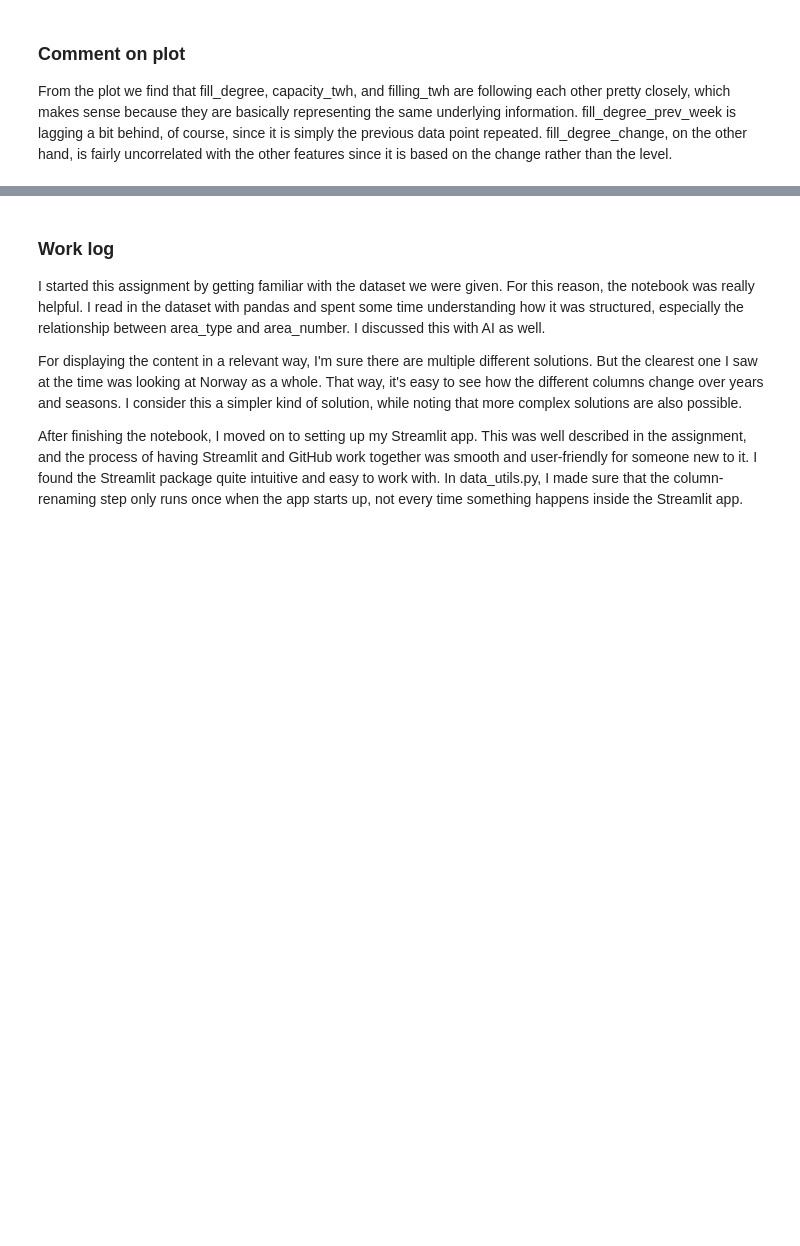
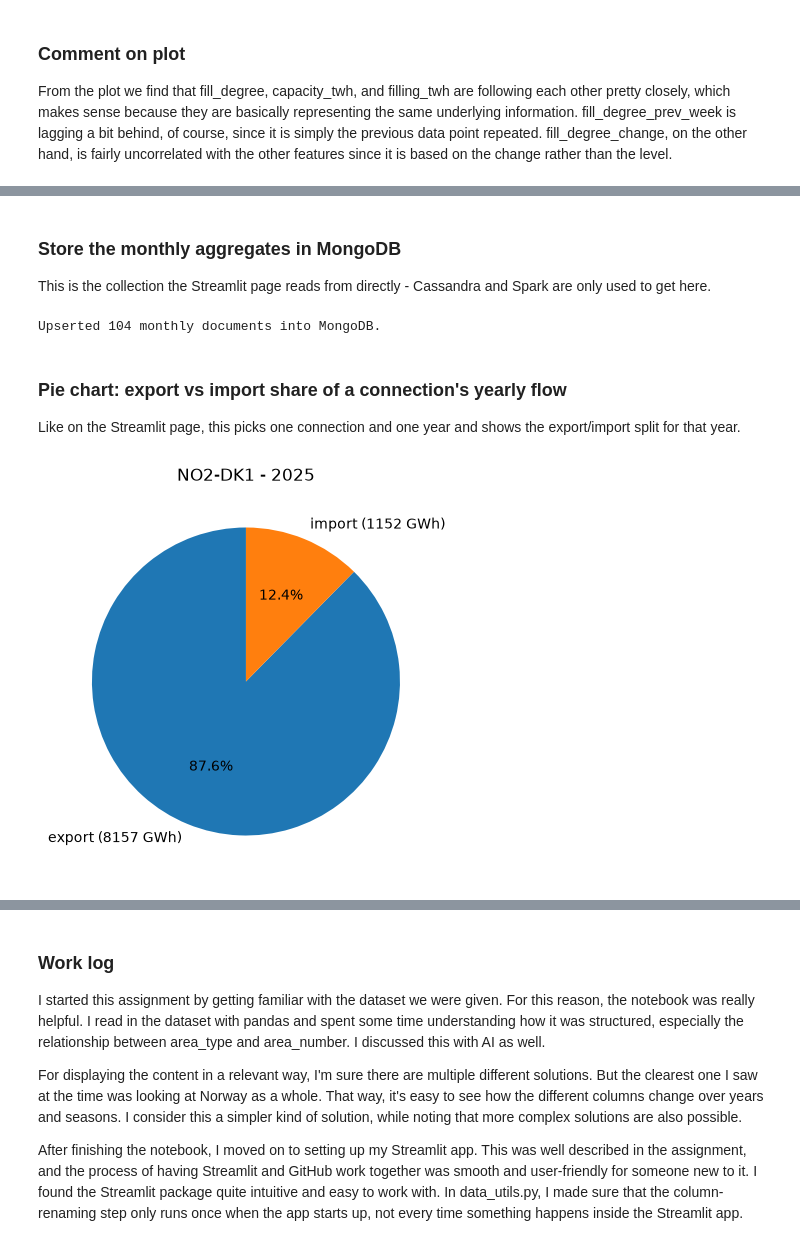
Before and after one commit to Erlinghm/Erlinghm-ind320, a Jupyter notebook: jupyter.ipynb, the cells around one changed output, grey strips where cells are left out. Saved outputs shown, nothing was run; the diff lists cells and outputs as text; code cells hidden in the pictures; blank space fills up the shorter version.

Commit message:
Add ENTSO-E cross-border pipeline and Streamlit page four

```diff
--- a/jupyter.ipynb
+++ b/jupyter.ipynb
@@ -190,0 +369,50 @@ the other features since it is based on the change rather than the level.
+# %% [markdown]
+### Store the monthly aggregates in MongoDB
+
+This is the collection the Streamlit page reads from directly - Cassandra and Spark are only used to get here.
+# %%
+uri = os.environ["MONGODB_URI"]
+mongo_client = MongoClient(uri, tlsCAFile=certifi.where())
+db = mongo_client["ind320"]
+crossborder_collection = db["crossborder_monthly"]
+
+for _, row in cb_monthly.iterrows():
+    crossborder_collection.update_one(
+        {
+            "connection": row["connection"],
+            "direction": row["direction"],
+            "year": int(row["year"]),
+            "month": int(row["month"]),
+        },
+        {"$set": {"total_gwh": float(row["total_gwh"])}},
+        upsert=True,
+    )
+
+print(f"Upserted {len(cb_monthly)} monthly documents into MongoDB.")
+# %% [output]
+Upserted 104 monthly documents into MongoDB.
+# %% [markdown]
+### Pie chart: export vs import share of a connection's yearly flow
+
+Like on the Streamlit page, this picks one connection and one year and shows the export/import split for that year.
+# %%
+def plot_connection_year_pie(connection, year, ax=None):
+    docs = list(crossborder_collection.find({"connection": connection, "year": year}))
+    totals = pd.DataFrame(docs).groupby("direction")["total_gwh"].sum()
+
+    ax = ax or plt.gca()
+    ax.pie(
+        totals.values,
+        labels=[f"{d} ({v:.0f} GWh)" for d, v in totals.items()],
+        autopct="%1.1f%%",
+        startangle=90,
+    )
+    ax.set_title(f"{connection} - {year}")
+    return ax
+
+
+fig, ax = plt.subplots(figsize=(5, 5))
+plot_connection_year_pie("NO2-DK1", 2025, ax=ax)
+plt.show()
+# %% [output]
+[figure, added]
```
Also changed, not shown: parts of 12 cells of this notebook, 4 other files.
